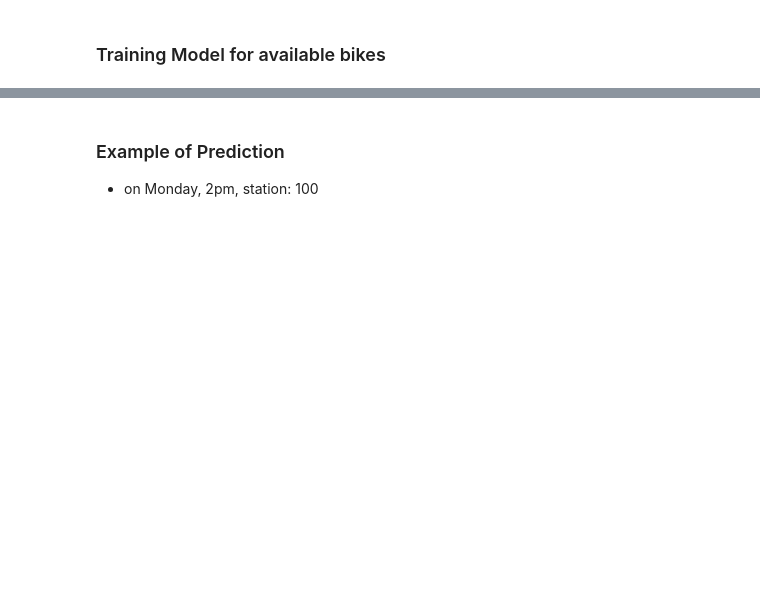
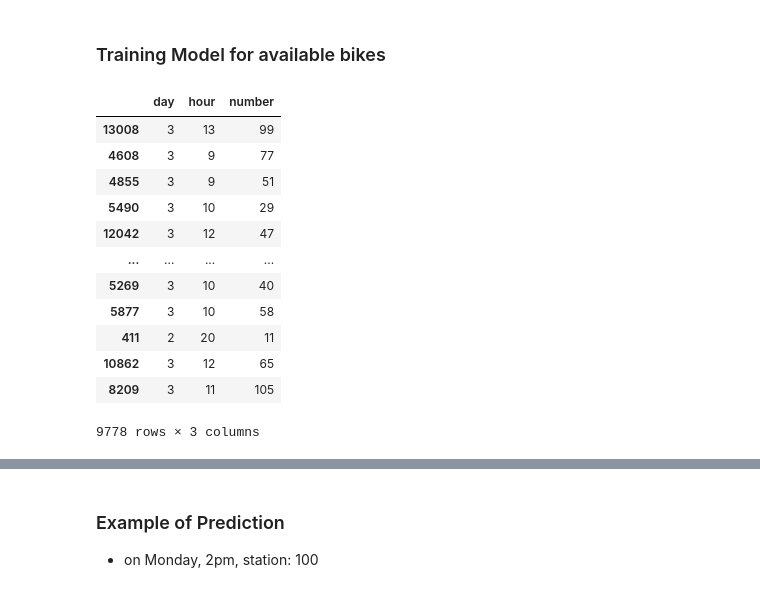
Before and after one commit to Gus1616/Dublin_bikes_project, a Jupyter notebook: Machine_learning/Predictions_Dublin_BikesApp.ipynb, the cells around one changed output, grey strips where cells are left out. Cells and saved outputs as stored; diff of their text form; code cells hidden in the pictures; blank space fills up the shorter version.

```diff
--- a/Machine_learning/Predictions_Dublin_BikesApp.ipynb
+++ b/Machine_learning/Predictions_Dublin_BikesApp.ipynb
@@ -136,11 +322,25 @@ df_avail.shape
 # %%
 train_feature = ["day","hour","number"]
 target_feature1 = ['available_bikes']
 
-train = df_avail[train_feature]
-target = df_avail[target_feature1]
+train = df_new[train_feature]
+target = df_new[target_feature1]
 Xtrain,Xtest,Ytrain,Ytest = train_test_split(train,target,test_size=0.3)
 Xtrain
+# %% [output]
+|  | day | hour | number |
+| 13008 | 3 | 13 | 99 |
+| 4608 | 3 | 9 | 77 |
+| 4855 | 3 | 9 | 51 |
+| 5490 | 3 | 10 | 29 |
+| 12042 | 3 | 12 | 47 |
+| ... | ... | ... | ... |
+| 5269 | 3 | 10 | 40 |
+| 5877 | 3 | 10 | 58 |
+| 411 | 2 | 20 | 11 |
+| 10862 | 3 | 12 | 65 |
+| 8209 | 3 | 11 | 105 |
+9778 rows × 3 columns
 # %%
 LR = LinearRegression()
 LR.fit(Xtrain,Ytrain)
```
Also changed, not shown: parts of 46 cells of this notebook, 5 other files.
